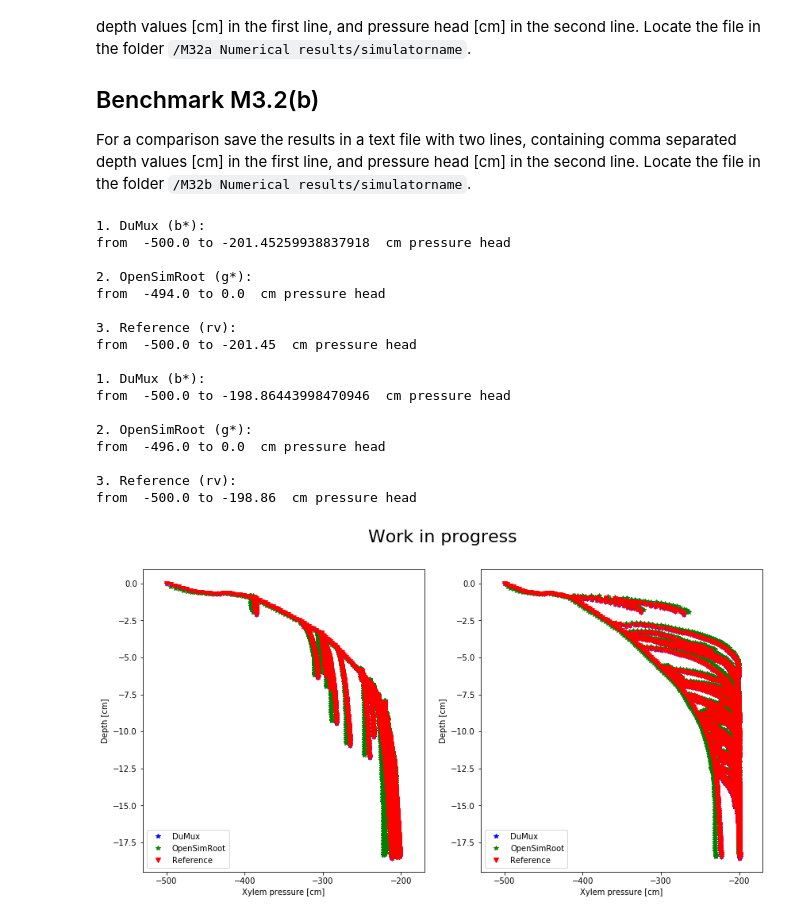
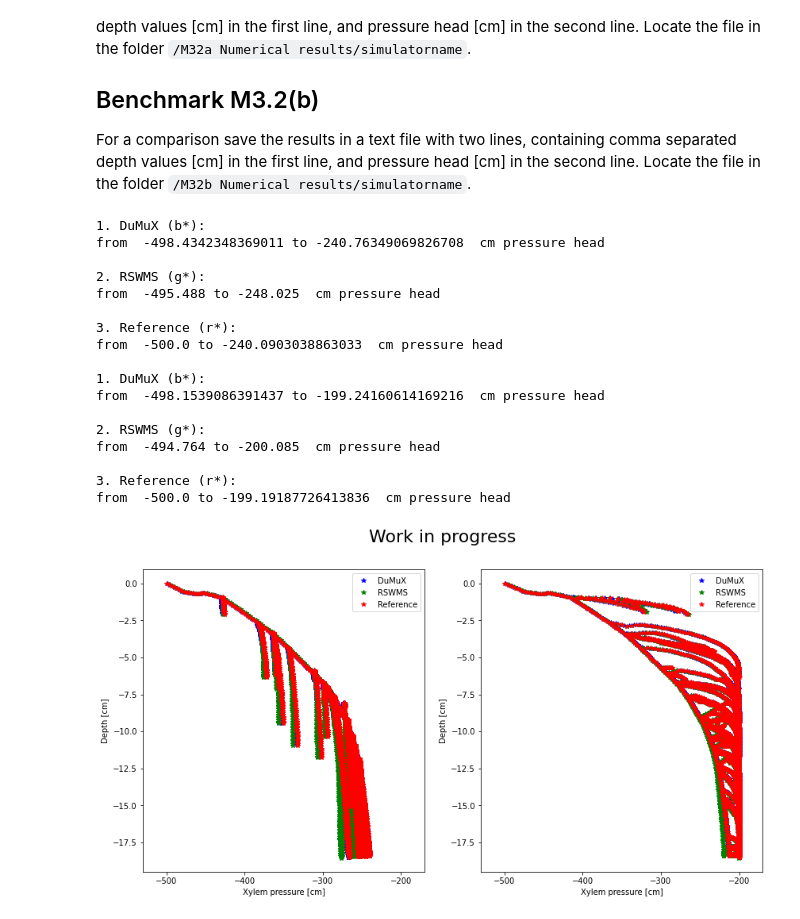
Before and after one commit to RSA-benchmarks/collaborative-comparison, a Jupyter notebook: M3 Water flow in roots/M3.2 Root system/M3.2 Automated comparison.ipynb, the cells around one changed output. Saved outputs shown, nothing was run; the diff lists cells and outputs as text; code cells hidden in the pictures.

Commit message:
RSWMS results for M3

```diff
--- a/M3 Water flow in roots/M3.2 Root system/M3.2 Automated comparison.ipynb
+++ b/M3 Water flow in roots/M3.2 Root system/M3.2 Automated comparison.ipynb
@@ -23,7 +23,7 @@ from math import *
 from rsml import * # located in the same directory
 # %%
 fig, ax = plt.subplots(1, 2, figsize=(14,7))
-col = ["b*", "g*", "rv", "gv", "bv"]
+col = ["b*", "g*", "r*", "m*", "c*"]
 # M32a
 l=[]
 for dirname, dirnames, filenames in os.walk('M32a Numerical results/.'):
@@ -53,43 +53,43 @@ for dirname, dirnames, filenames in os.walk('M32b Numerical results/.'):
             print(str(i+1)+". "+f+" ("+col[i]+"):")
             print("from ", min(data[1,:]), "to", max(data[1,:]), " cm pressure head\n")
             #plt.plot(data[1,:],data[0,:],col[i])
             pl, = ax[1].plot(data[1,:],data[0,:],col[i])
         except Exception as ex:
             print("Something went wrong with file "+f)
             print(ex)
 
 ax[1].set_xlabel("Xylem pressure [cm]")
 ax[1].set_ylabel("Depth [cm]")
 ax[0].set_xlim(-530,-170)
 ax[1].set_xlim(-530,-170)
 ax[1].legend(l)
 
 plt.rc('font', size=22)          # controls default text sizes
 plt.rc('axes', titlesize=22)     # fontsize of the axes title
 plt.rc('axes', labelsize=22)    # fontsize of the x and y labels
 plt.rc('xtick', labelsize=20)    # fontsize of the tick labels
 plt.rc('ytick', labelsize=20)    # fontsize of the tick labels
 plt.rc('legend', fontsize=20)    # legend fontsize
 plt.rc('figure', titlesize=22)  # fontsize of the figure title
 plt.savefig('m32_results.png', dpi=300, bbox_inches = "tight")
 fig.suptitle("Work in progress")
 plt.show()
 # %% [output]
-1. DuMux (b*):
-from  -500.0 to -201.45259938837918  cm pressure head
+1. DuMuX (b*):
+from  -498.4342348369011 to -240.76349069826708  cm pressure head
 
-2. OpenSimRoot (g*):
-from  -494.0 to 0.0  cm pressure head
+2. RSWMS (g*):
+from  -495.488 to -248.025  cm pressure head
 
-3. Reference (rv):
-from  -500.0 to -201.45  cm pressure head
+3. Reference (r*):
+from  -500.0 to -240.0903038863033  cm pressure head
 
-1. DuMux (b*):
-from  -500.0 to -198.86443998470946  cm pressure head
+1. DuMuX (b*):
+from  -498.1539086391437 to -199.24160614169216  cm pressure head
 
-2. OpenSimRoot (g*):
-from  -496.0 to 0.0  cm pressure head
+2. RSWMS (g*):
+from  -494.764 to -200.085  cm pressure head
 
-3. Reference (rv):
-from  -500.0 to -198.86  cm pressure head
+3. Reference (r*):
+from  -500.0 to -199.19187726413836  cm pressure head
-[figure, old version]
+[figure, new version]
```
Also changed, not shown: 2 other files.
